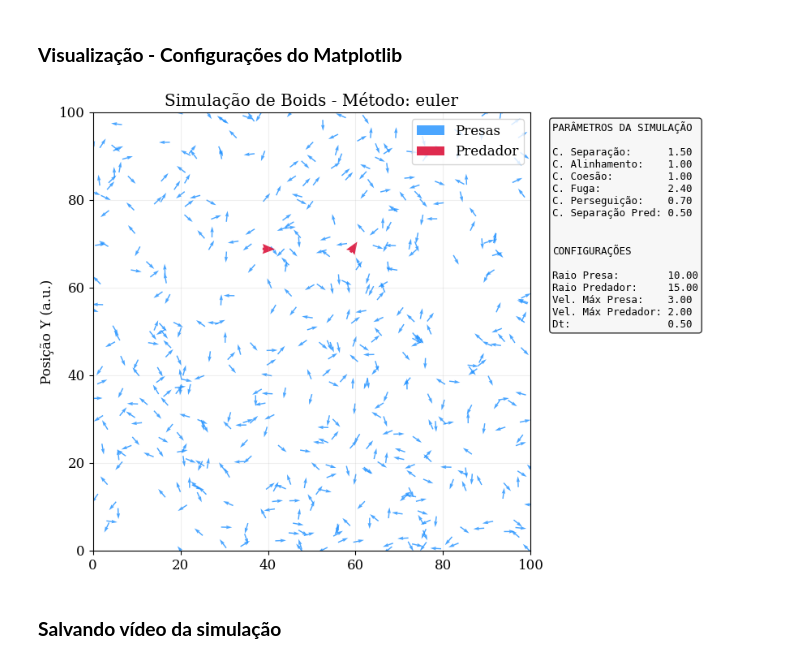
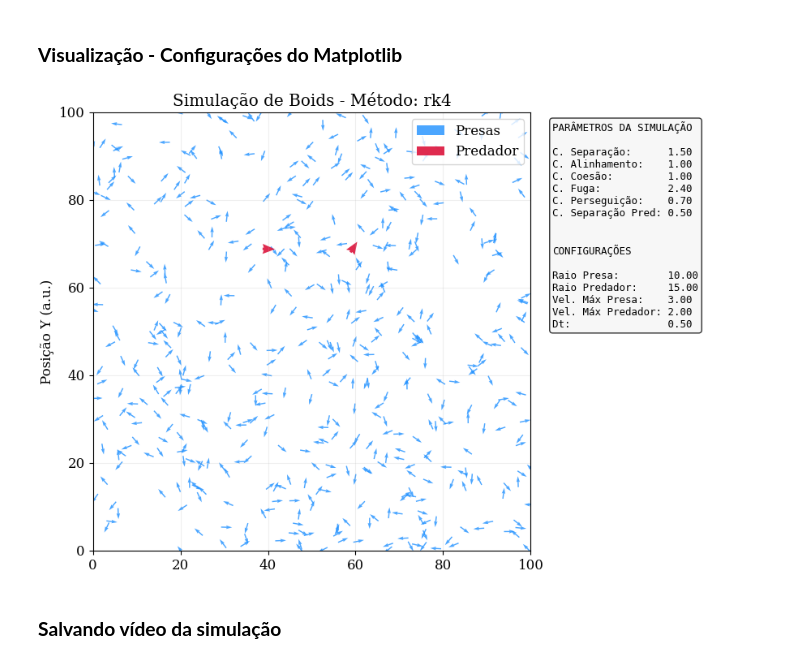
Before and after one commit to CaioBeriam/BOIDS, a Jupyter notebook: boids_simulacao.ipynb, the cells around one changed output. Drawn from its saved outputs; the diff is of its cells as text; code cells hidden in the pictures.

```diff
--- a/boids_simulacao.ipynb
+++ b/boids_simulacao.ipynb
@@ -266,7 +266,7 @@ except NameError:
 plt.close("all")
 
 TOTAL_PASSOS = 2500
-METODO = "euler"
+METODO = "rk4" # 'rk4' ou 'euler'
 
 fig, ax = plt.subplots(figsize=(9, 6))
 fig.canvas.header_visible = False
@@ -335,34 +335,34 @@ tempo_simulacao = 0.0
 # Reinicia posições caso a célula seja rodada novamente
 presas_pos, presas_vel, preds_pos, preds_vel = init_simulation(CONFIG, parametros)
 
 def animate(frame):
     global presas_pos, presas_vel, preds_pos, preds_vel, tempo_simulacao
 
 
     presas_pos, presas_vel, preds_pos, preds_vel = update_boids(
         presas_pos, presas_vel, preds_pos, preds_vel,
         parametros, metodo=METODO
     )
 
     tempo_simulacao += parametros["dt"]
 
     quiver_presas.set_offsets(presas_pos)
     v_norm = normalizar_para_plot(presas_vel)
     quiver_presas.set_UVC(v_norm[:, 0], v_norm[:, 1])
 
     quiver_preds.set_offsets(preds_pos)
     vp_norm = normalizar_para_plot(preds_vel)
     quiver_preds.set_UVC(vp_norm[:, 0], vp_norm[:, 1])
 
     time_text.set_text(f"Passo: {frame} | Tempo: {tempo_simulacao:.1f}s | {METODO}" )
 
     return quiver_presas, quiver_preds, time_text
 
 # Iniciar
 anim = FuncAnimation(fig, animate, frames=TOTAL_PASSOS, interval=100, blit=True, repeat=False)
 plt.show()
 # %% [output]
-[figure, old version]
+[figure, new version]
 # %% [markdown]
 ### **Salvando vídeo da simulação**
 # %%
```
